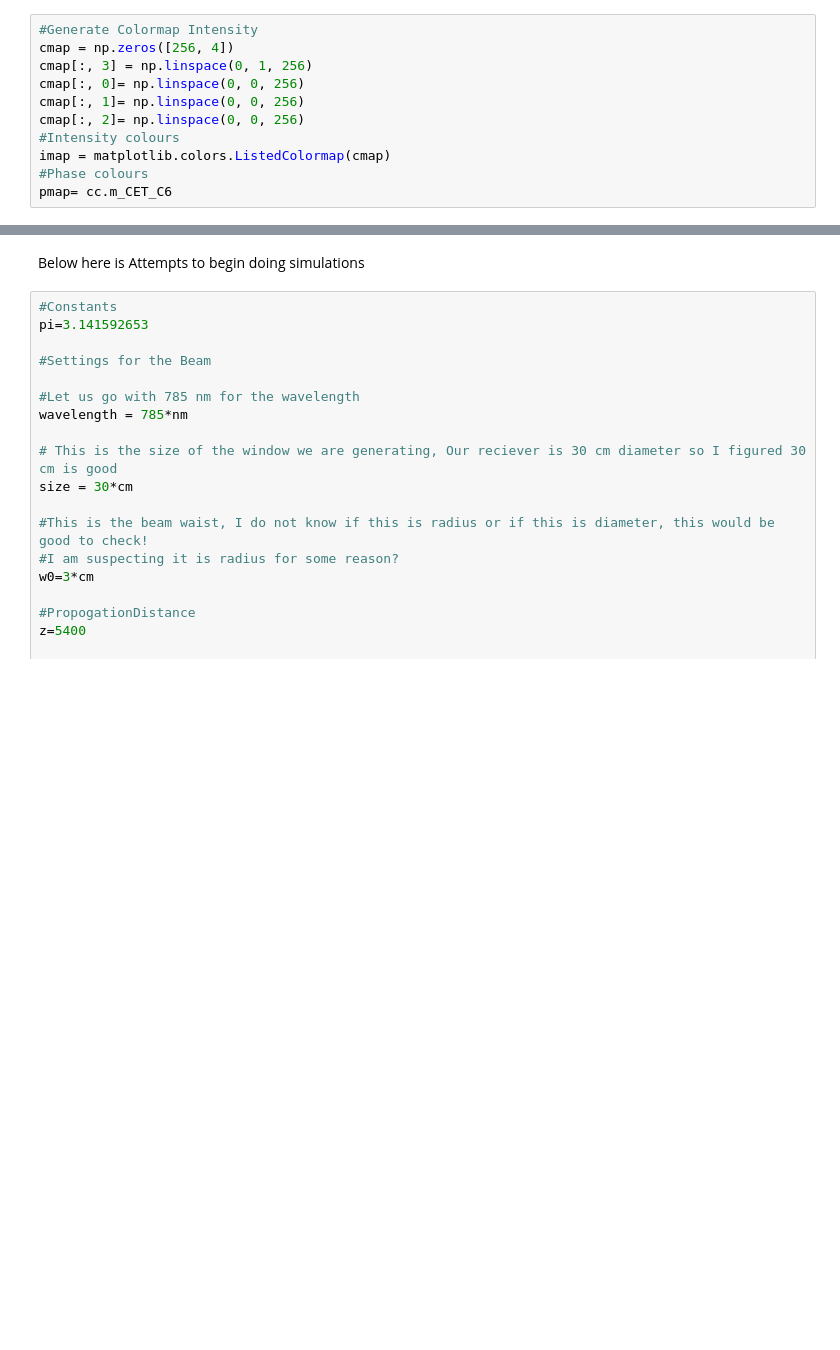
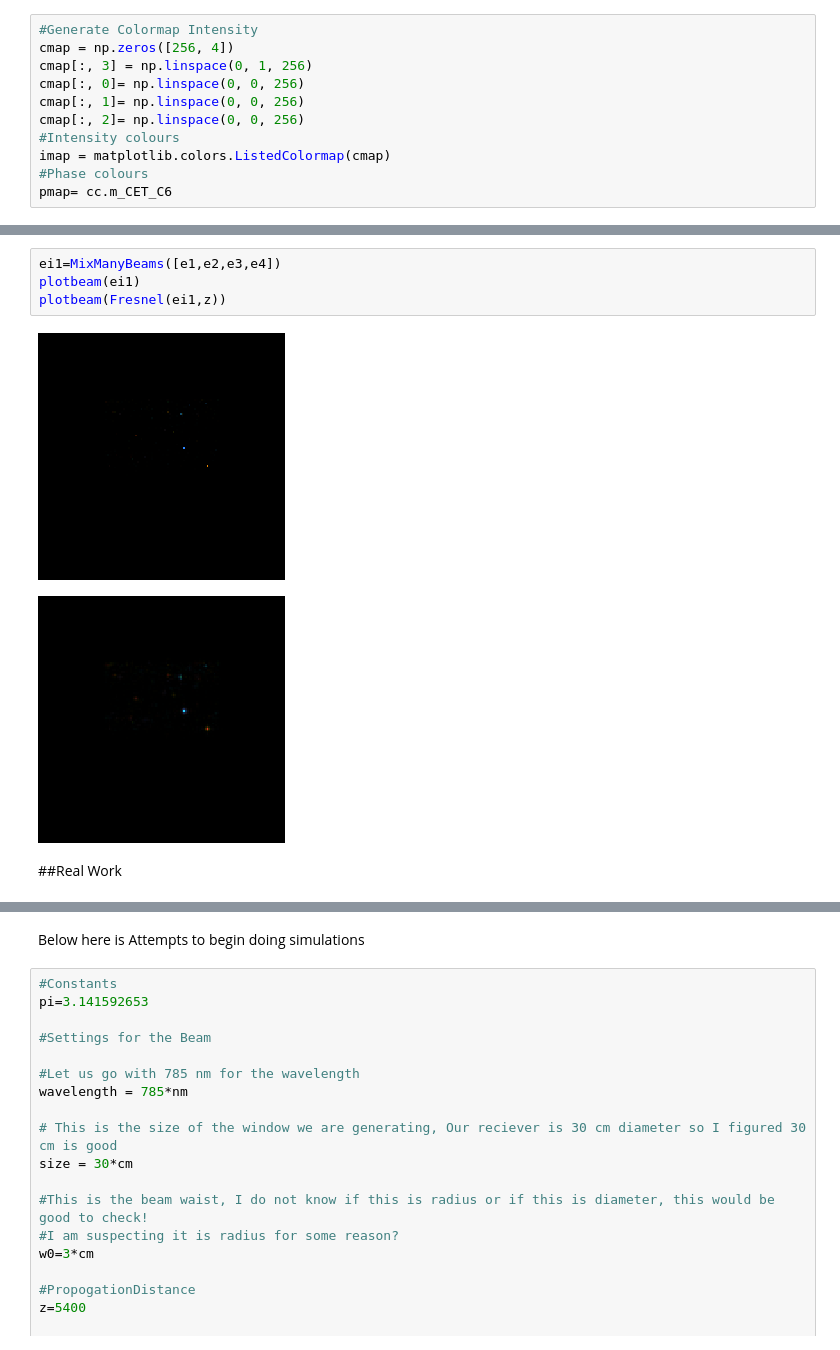
Before and after one commit to LukasScarfe/MultiplaneTurb, a Jupyter notebook: Lukas_Workspace.ipynb, the cells around one changed output, grey strips where cells are left out. Drawn from its saved outputs; the diff is of its cells as text; blank space fills up the shorter version.

```diff
--- a/Lukas_Workspace.ipynb
+++ b/Lukas_Workspace.ipynb
@@ -302,0 +341,9 @@ plt.show()
+# %%
+ei1=MixManyBeams([e1,e2,e3,e4])
+plotbeam(ei1)
+plotbeam(Fresnel(ei1,z))
+# %% [output]
+[figure, added]
+[figure, added]
+# %% [markdown]
+##Real Work
```
Also changed, not shown: parts of 59 cells of this notebook.
